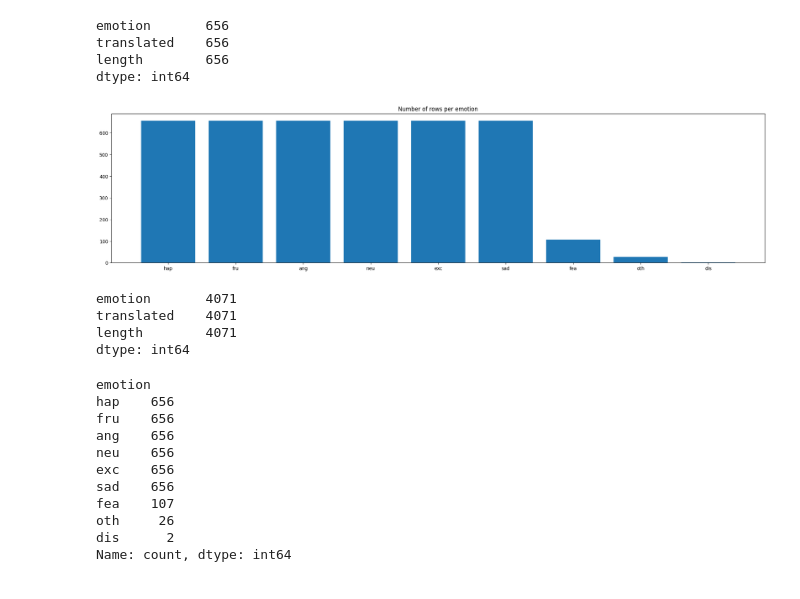
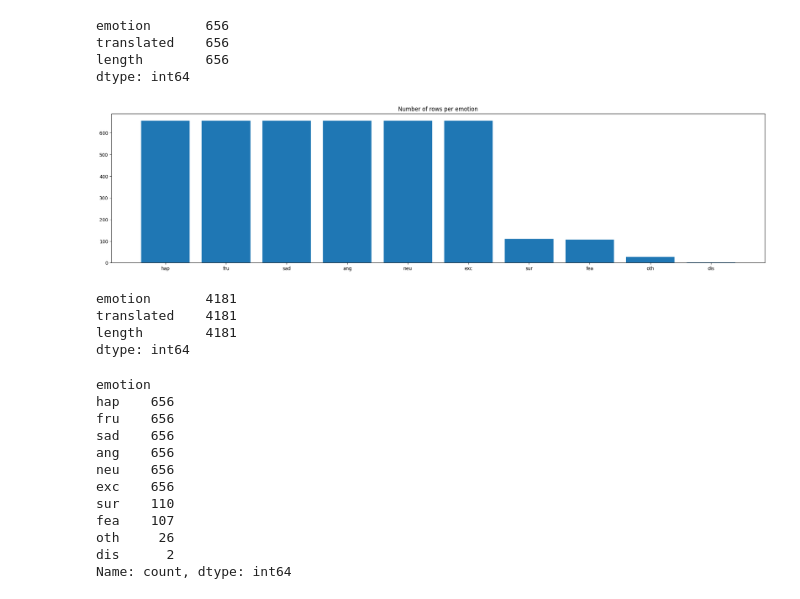
Before and after one commit to Nicoweed/Echo-DL, a Jupyter notebook: fine_tuning.ipynb, the cells around one changed output. Cells and saved outputs as stored; diff of their text form; code cells hidden in the pictures.

```diff
--- a/data_import.ipynb
+++ b/fine_tuning.ipynb
@@ -242,6 +231,7 @@ dtype: int64
 balanced_dataframe = length_dataframe[
     (length_dataframe['emotion'] == "hap") |
     (length_dataframe['emotion'] == "fea") |
+    (length_dataframe['emotion'] == "sur") |
     (length_dataframe['emotion'] == "oth") |
     (length_dataframe['emotion'] == "dis")
 ]
@@ -329,30 +320,31 @@ translated    656
 length        656
 dtype: int64
 # %%
-balanced_dataframe = pd.concat([balanced_dataframe, fru_final, excited_final, neutral_final, anger_final, sadness_final])
+balanced_final = pd.concat([balanced_dataframe, fru_final, excited_final, neutral_final, anger_final, sadness_final])
 
-balanced_counts = balanced_dataframe['emotion'].value_counts()
+balanced_counts = balanced_final['emotion'].value_counts()
 fig, ax = plt.subplots(figsize=(20, 5), layout='constrained')
 ax.set_title('Number of rows per emotion')
 categories = balanced_counts.index
 ax.bar(categories, balanced_counts.values)
 plt.show()
 
-print(balanced_dataframe.count())
-balanced_dataframe['emotion'].value_counts()
+print(balanced_final.count())
+balanced_final['emotion'].value_counts()
 # %% [output]
-[figure, old version]
+[figure, new version]
-emotion       4071
-translated    4071
-length        4071
+emotion       4181
+translated    4181
+length        4181
 dtype: int64
 emotion
 hap    656
 fru    656
+sad    656
 ang    656
 neu    656
 exc    656
-sad    656
+sur    110
 fea    107
 oth     26
 dis      2
```
Also changed, not shown: parts of 21 cells of this notebook.
